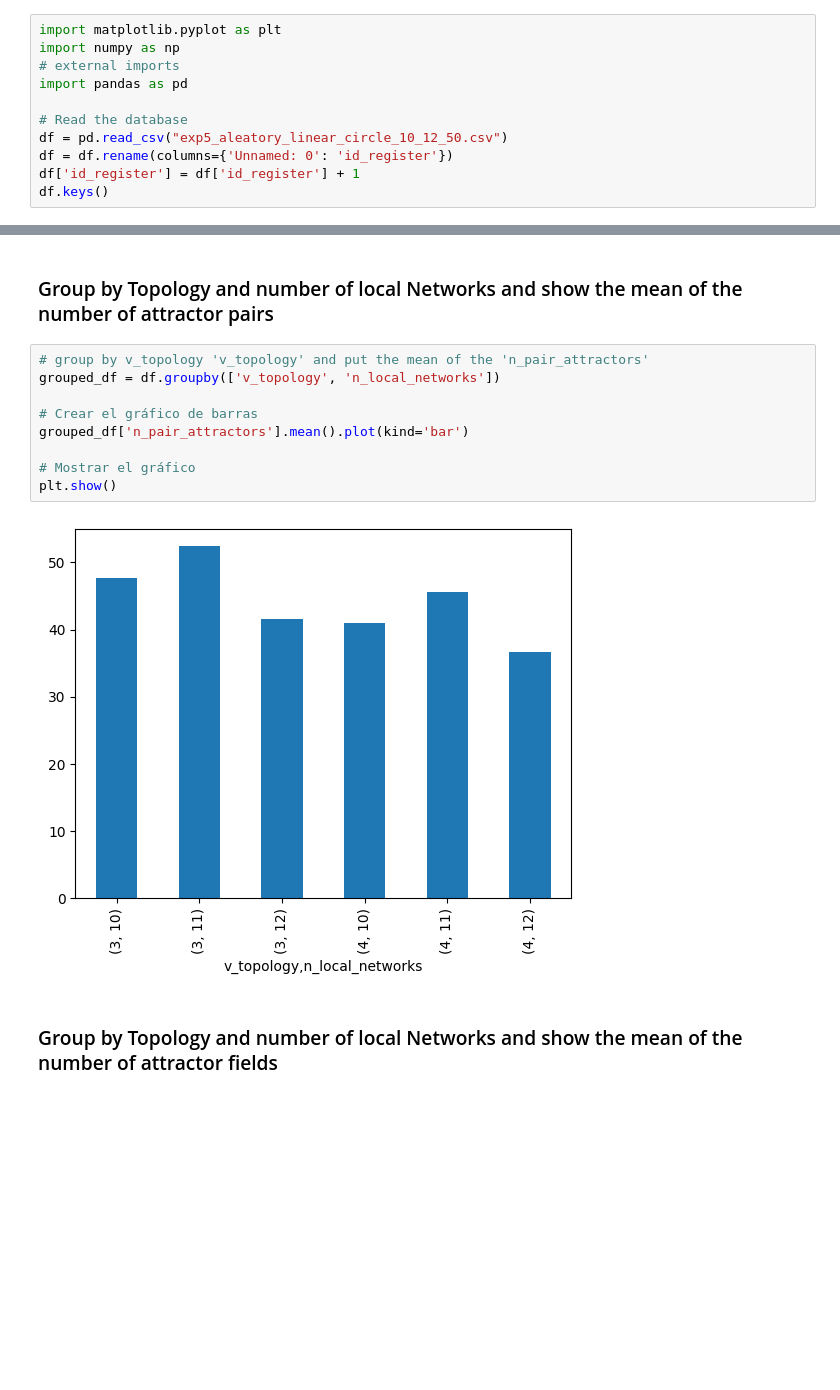
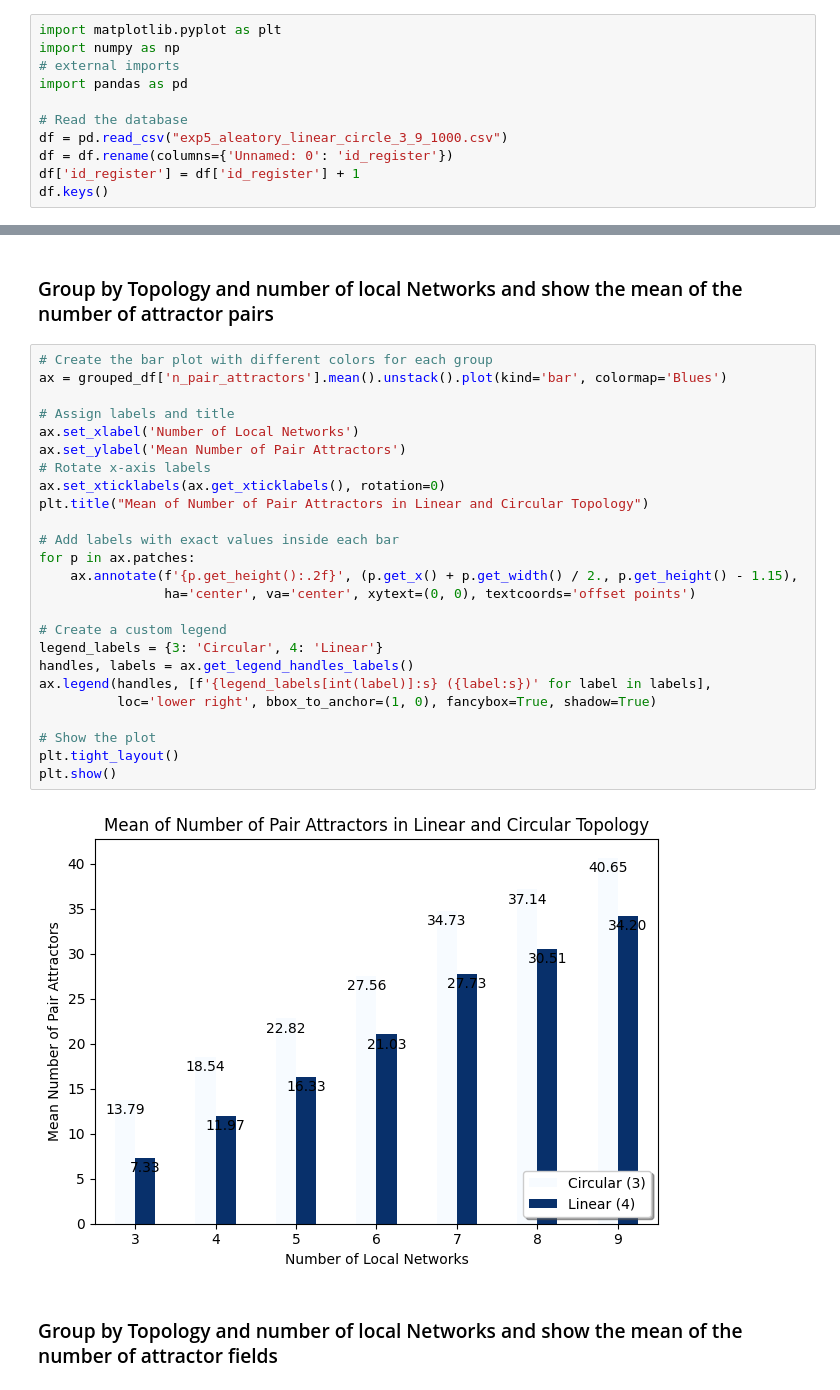
Before and after one commit to crptcusco/cbnetwork, a Jupyter notebook: experiments/structural/3_linear_circle/exp5_aleatory_linear_circle.ipynb, the cells around one changed output, grey strips where cells are left out. Saved outputs shown, nothing was run; the diff lists cells and outputs as text; blank space fills up the shorter version.

```diff
--- a/experiments/structural/3_linear_circle/exp5_aleatory_linear_circle.ipynb
+++ b/experiments/structural/3_linear_circle/exp5_aleatory_linear_circle.ipynb
@@ -10,7 +10,7 @@ import numpy as np
 import pandas as pd
 
 # Read the database
-df = pd.read_csv("exp5_aleatory_linear_circle_10_12_50.csv")
+df = pd.read_csv("exp5_aleatory_linear_circle_3_9_1000.csv")
 df = df.rename(columns={'Unnamed: 0': 'id_register'})
 df['id_register'] = df['id_register'] + 1
 df.keys()
@@ -54,16 +71,32 @@ plt.show()
 # %% [markdown]
 ### Group by Topology and number of local Networks and show the mean of the number of attractor pairs
 # %%
-# group by v_topology 'v_topology' and put the mean of the 'n_pair_attractors'
-grouped_df = df.groupby(['v_topology', 'n_local_networks'])
+# Create the bar plot with different colors for each group
+ax = grouped_df['n_pair_attractors'].mean().unstack().plot(kind='bar', colormap='Blues')
 
-# Crear el gráfico de barras
-grouped_df['n_pair_attractors'].mean().plot(kind='bar')
+# Assign labels and title
+ax.set_xlabel('Number of Local Networks')
+ax.set_ylabel('Mean Number of Pair Attractors')
+# Rotate x-axis labels
+ax.set_xticklabels(ax.get_xticklabels(), rotation=0)
+plt.title("Mean of Number of Pair Attractors in Linear and Circular Topology")
 
-# Mostrar el gráfico
+# Add labels with exact values inside each bar
+for p in ax.patches:
+    ax.annotate(f'{p.get_height():.2f}', (p.get_x() + p.get_width() / 2., p.get_height() - 1.15),
+                ha='center', va='center', xytext=(0, 0), textcoords='offset points')
+
+# Create a custom legend
+legend_labels = {3: 'Circular', 4: 'Linear'}
+handles, labels = ax.get_legend_handles_labels()
+ax.legend(handles, [f'{legend_labels[int(label)]:s} ({label:s})' for label in labels],
+          loc='lower right', bbox_to_anchor=(1, 0), fancybox=True, shadow=True)
+
+# Show the plot
+plt.tight_layout()
 plt.show()
 # %% [output]
-[figure, old version]
+[figure, new version]
 # %% [markdown]
 ### Group by Topology and number of local Networks and show the mean of the number of attractor fields
 # %%
```
Also changed, not shown: parts of 11 cells of this notebook.
